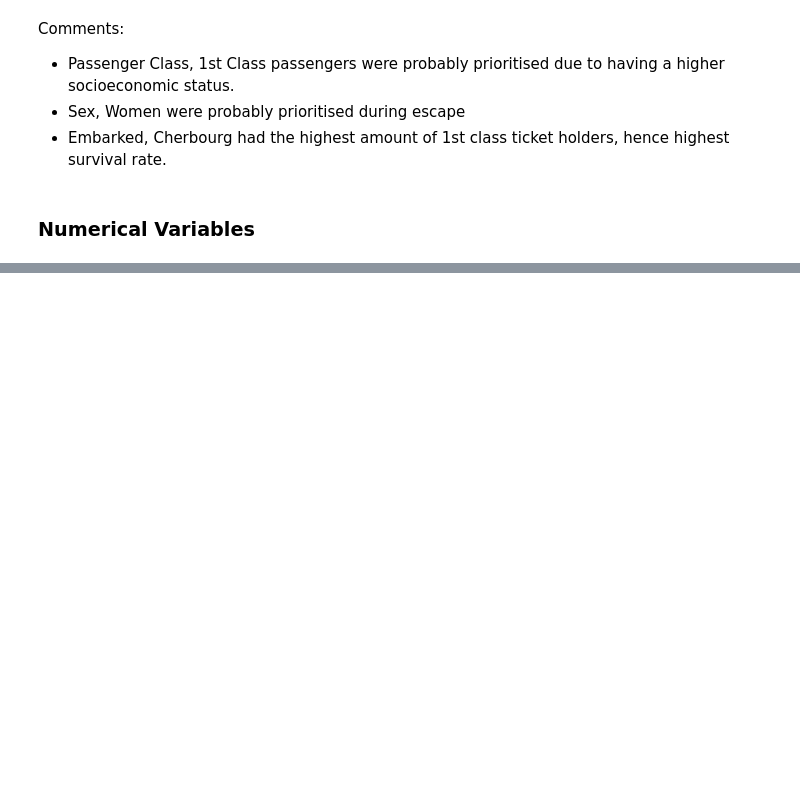
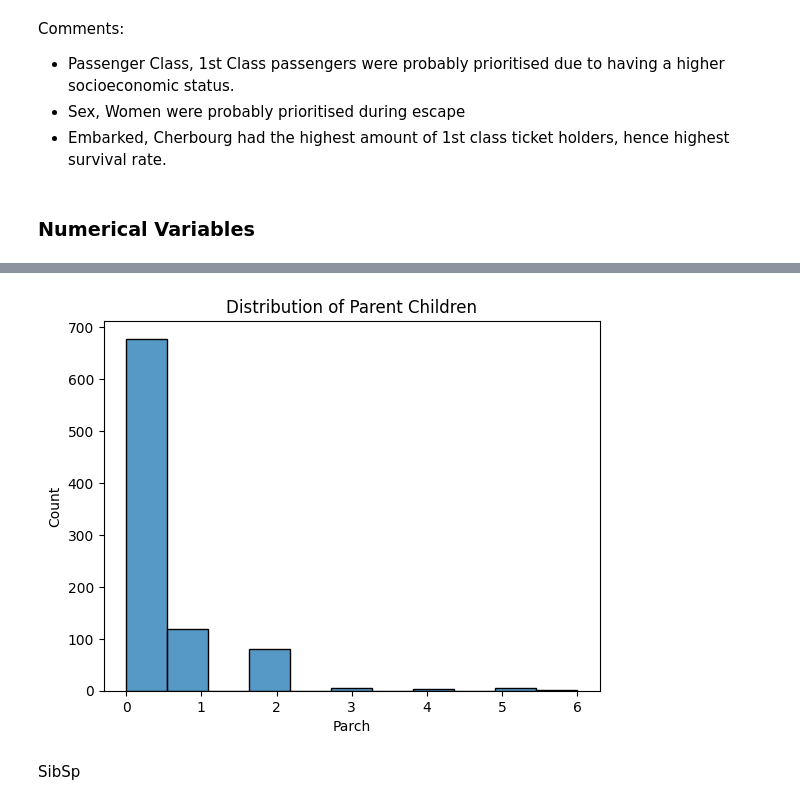
Before and after one commit to MarcusO17/kaggle-comps, a Jupyter notebook: main.ipynb, the cells around one changed output, grey strips where cells are left out. Cells and saved outputs as stored; diff of their text form; code cells hidden in the pictures; blank space fills up the shorter version.

```diff
--- a/main.ipynb
+++ b/main.ipynb
@@ -215,0 +255,8 @@ Comments:
+# %%
+sns.histplot(df_numerical['Parch'])
+plt.title('Distribution of Parent Children')
+plt.show()
+# %% [output]
+[figure, added]
+# %% [markdown]
+SibSp
```
Also changed, not shown: parts of 12 cells of this notebook.
